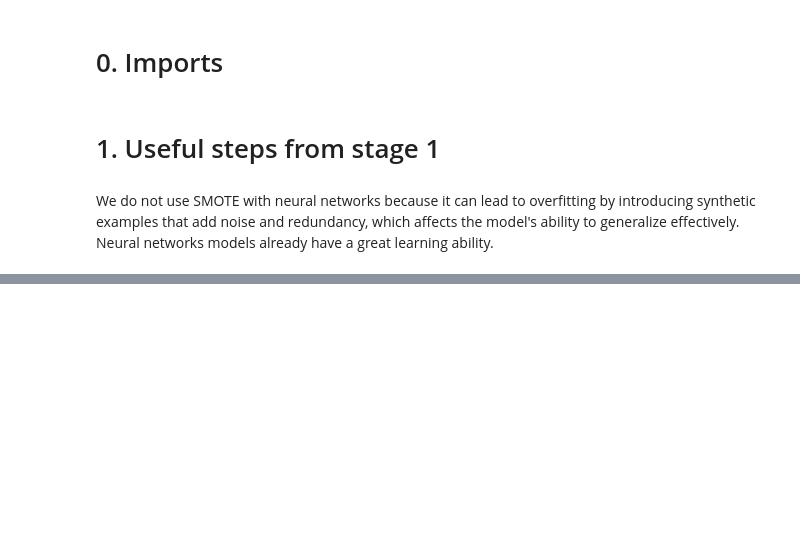
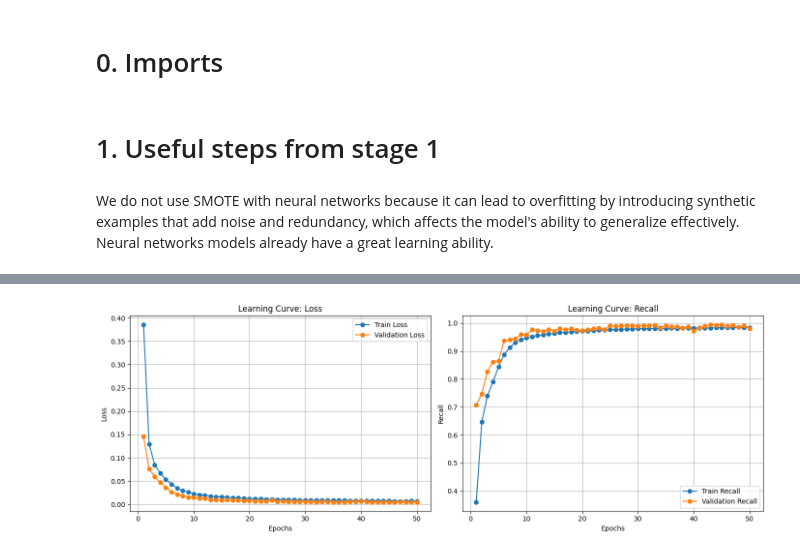
Before and after one commit to Tom-dlhy/Fraud-Detection-in-Digital-Transactions, a Jupyter notebook: Stage 3.ipynb, the cells around one changed output, grey strips where cells are left out. Saved outputs shown, nothing was run; the diff lists cells and outputs as text; code cells hidden in the pictures; blank space fills up the shorter version.

```diff
--- a/Stage 3.ipynb
+++ b/Stage 3.ipynb
@@ -77,0 +301,46 @@ We do not use SMOTE with neural networks because it can lead to overfitting by i
+# %%
+# Fonction pour afficher la Learning Curve
+def plot_learning_curve(history):
+    """
+    Affiche les courbes de la perte et des métriques au cours des époques d'entraînement.
+
+    Parameters:
+    - history: l'historique retourné par model.fit()
+    """
+    # Récupérer les données de l'historique
+    loss = history.history['loss']
+    val_loss = history.history['val_loss']
+    recall = history.history['recall']
+    val_recall = history.history['val_recall']
+    epochs = range(1, len(loss) + 1)
+
+    # Tracer la courbe de la perte
+    plt.figure(figsize=(14, 5))
+
+    # Perte
+    plt.subplot(1, 2, 1)
+    plt.plot(epochs, loss, label='Train Loss', marker='o')
+    plt.plot(epochs, val_loss, label='Validation Loss', marker='o')
+    plt.title('Learning Curve: Loss')
+    plt.xlabel('Epochs')
+    plt.ylabel('Loss')
+    plt.legend()
+    plt.grid()
+
+    # Rappel
+    plt.subplot(1, 2, 2)
+    plt.plot(epochs, recall, label='Train Recall', marker='o')
+    plt.plot(epochs, val_recall, label='Validation Recall', marker='o')
+    plt.title('Learning Curve: Recall')
+    plt.xlabel('Epochs')
+    plt.ylabel('Recall')
+    plt.legend()
+    plt.grid()
+
+    plt.tight_layout()
+    plt.show()
+
+# Appeler la fonction avec l'historique du modèle
+plot_learning_curve(history)
+# %% [output]
+[figure, added]
```
Also changed, not shown: parts of 9 cells of this notebook.
